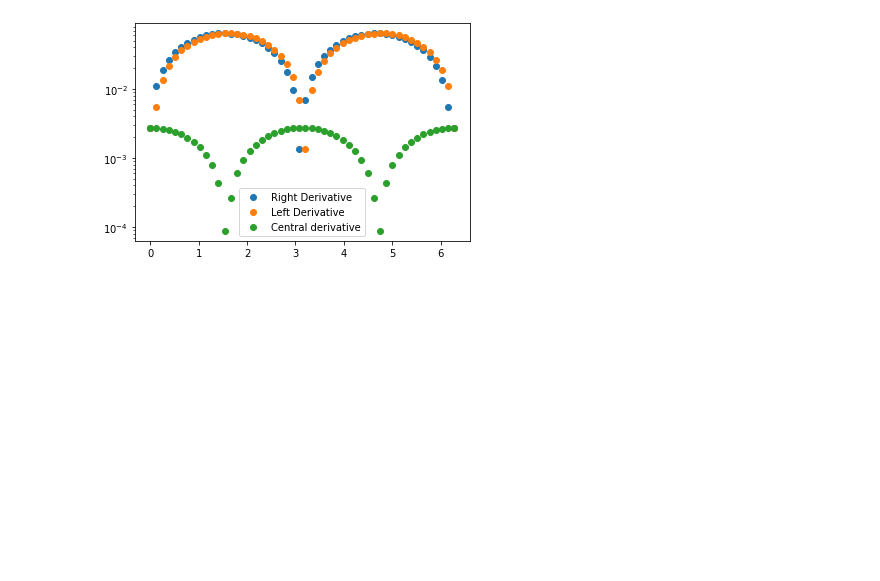
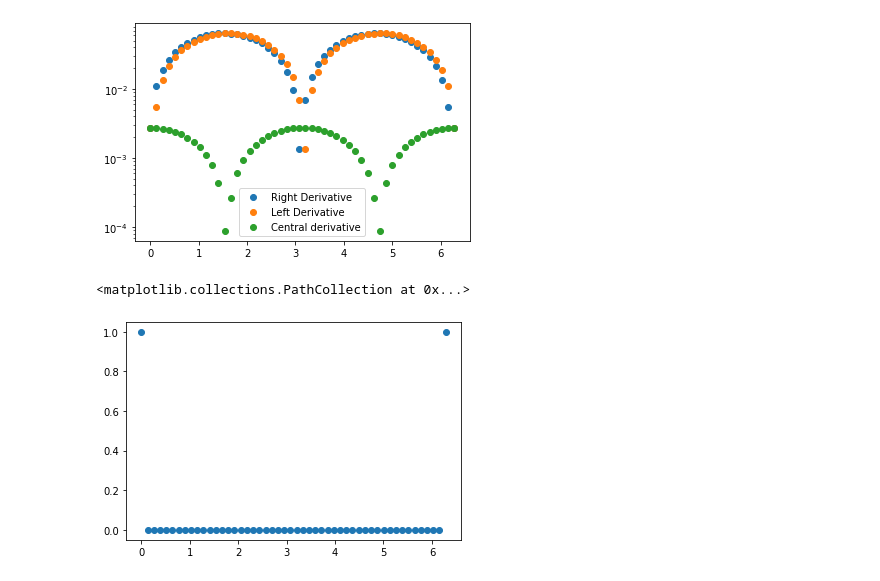
Before and after one commit to NicolasNCB/MetodosComputacionales20231, a Jupyter notebook: Week3/Derivacion.ipynb, the cells around one changed output. Cells and saved outputs as stored; diff of their text form; code cells hidden in the pictures; blank space fills up the shorter version.

Commit message:
Derivada convolucional

```diff
--- a/Week3/Derivacion.ipynb
+++ b/Week3/Derivacion.ipynb
@@ -91,3 +91,27 @@ plt.legend()
 [figure]
 # %%
 K = np.array([+1.,0.,-1.])
+# %%
+def Convolucional(f,K,h):
+
+    Derivada = np.zeros_like(f)
+
+    for m in range(1,len(f)-1):
+
+        deriva = 0.
+
+        for n in range(-1,2):
+            #print(m,n)
+
+            deriva += K[n+1]*f[m-n]
+
+        Derivada[m] = deriva/(2*h)
+
+    return Derivada
+# %%
+ConvDerivative = Convolucional(f,K,h)
+# %%
+plt.scatter(x,np.abs(ConvDerivative-CDerivative))
+# %% [output]
+<matplotlib.collections.PathCollection at 0x...>
+[figure, added]
```
Also changed, not shown: 1 other file.
